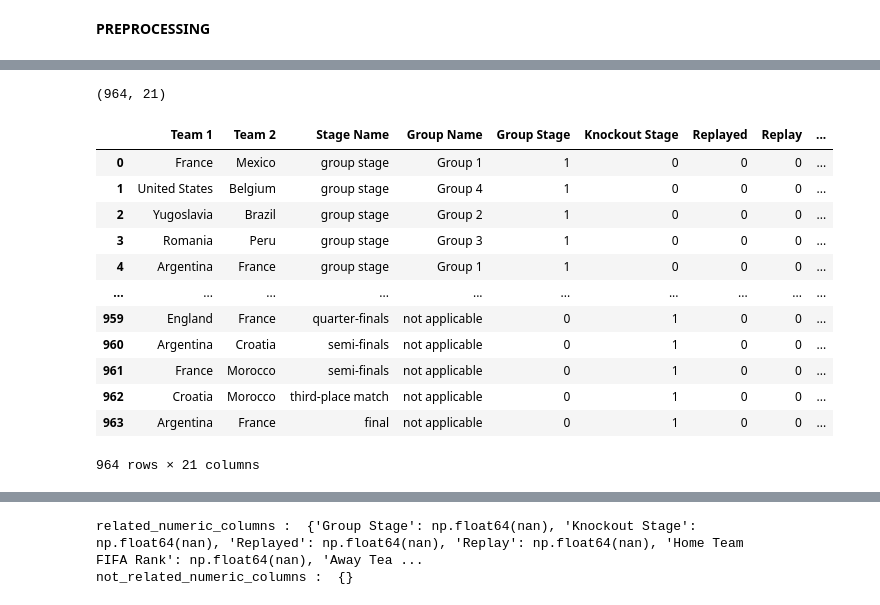
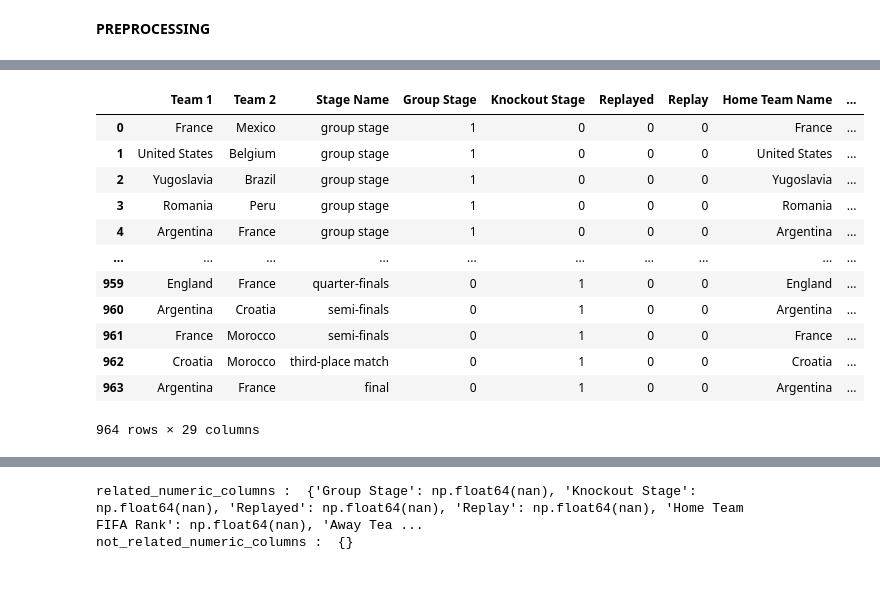
Before and after one commit to Abhieeeh/Fifa-worldcup-2026-prediction-analysis, a Jupyter notebook: preprocessing.ipynb, the cells around one changed output, grey strips where cells are left out. Cells and saved outputs as stored; diff of their text form; code cells hidden in the pictures.

```diff
--- a/preprocessing.ipynb
+++ b/preprocessing.ipynb
@@ -16,5 +21,5 @@ from sklearn.model_selection import train_test_split
 from sklearn.linear_model import LogisticRegression
 from sklearn.metrics import classification_report, confusion_matrix, accuracy_score
 # %%
-df = pd.read_csv("C:\\Users\\Abhishek k\\OneDrive\\Documents\\projects\\mini project ml\\Dataset\\dataset_final1.csv")
+df = pd.read_csv("C:\\Users\\Abhishek k\\OneDrive\\Documents\\projects\\mini project ml\\Dataset\\dataset.csv")
 # %%
@@ -131,6 +140,3 @@ df.head()
 df["Match Time"]=pd.to_datetime(df["Match Time"],format="mixed")
 df["start_time"]=(df["Match Time"].dt.hour+(df["Match Time"].dt.minute)/60)
 df.drop("Match Time",axis=1,inplace=True)
-# %%
-df.drop(columns=["Key Id", "Tournament Id", "tournament Name", "Match Id", "Match Name"],inplace=True)
-df
@@ -165,0 +143,4 @@ Index(['Team 1', 'Team 2', 'Stage Name', 'Group Name', 'Group Stage',
+# %%
+df["Rank difference"]=(df["Home Team FIFA Rank"]-df["Away Team FIFA Rank"])
+#df["Away Rank Advantage"]=(df["Away Team FIFA Rank"]<df["Home Team FIFA Rank"]).astype(int)
+df
@@ -165,0 +161,4 @@ Index(['Team 1', 'Team 2', 'Stage Name', 'Group Name', 'Group Stage',
+# %%
+df["Team value difference"]=(df["Home Team Squad Value (€M)"]-df["Away Team Squad Value (€M)"])
+#df["Away Team value advantage"]=(df["Away Team Squad Value (€M)"]>df["Home Team Squad Value (€M)"]).astype(int)
+df.tail()
@@ -166,25 +173,21 @@ Index(['Team 1', 'Team 2', 'Stage Name', 'Group Name', 'Group Stage',
 # %%
-x=df.drop(columns=['Home Team Id','Home Team Code', 'Away Team Id','Away Team Code', 'Score', 'Score Penalties','Result', 'Score', 'Home Team Score', 'Away Team Score','Home Team Score Margin', 'Away Team Score Margin', 'Extra Time','Penalty Shootout', 'Score Penalties', 'Home Team Score Penalties','Away Team Score Penalties', 'Result', 'Home Team Win', 'Away Team Win','Draw','Stadium Id'])
 y=df[["Result"]]
-x.shape
+df.drop(columns=["Key Id", "Tournament Id","Group Name","tournament Name", "Match Id", "Match Name","Result",'Home Team Id','Home Team Code', 'Away Team Id','Away Team Code','Country Name', 'Stadium Name','City Name','Score', 'Score Penalties','Result', 'Score', 'Home Team Score', 'Away Team Score','Home Team Score Margin', 'Away Team Score Margin', 'Extra Time','Penalty Shootout', 'Score Penalties', 'Home Team Score Penalties','Away Team Score Penalties', 'Result', 'Home Team Win', 'Away Team Win','Draw','Stadium Id'], inplace=True)
-# %% [output]
-(964, 21)
 # %%
-x.columns
-x
+df
 # %% [output]
-|  | Team 1 | Team 2 | Stage Name | Group Name | Group Stage | Knockout Stage | Replayed | Replay | ... |
-| 0 | France | Mexico | group stage | Group 1 | 1 | 0 | 0 | 0 | ... |
-| 1 | United States | Belgium | group stage | Group 4 | 1 | 0 | 0 | 0 | ... |
-| 2 | Yugoslavia | Brazil | group stage | Group 2 | 1 | 0 | 0 | 0 | ... |
-| 3 | Romania | Peru | group stage | Group 3 | 1 | 0 | 0 | 0 | ... |
-| 4 | Argentina | France | group stage | Group 1 | 1 | 0 | 0 | 0 | ... |
+|  | Team 1 | Team 2 | Stage Name | Group Stage | Knockout Stage | Replayed | Replay | Home Team Name | ... |
+| 0 | France | Mexico | group stage | 1 | 0 | 0 | 0 | France | ... |
+| 1 | United States | Belgium | group stage | 1 | 0 | 0 | 0 | United States | ... |
+| 2 | Yugoslavia | Brazil | group stage | 1 | 0 | 0 | 0 | Yugoslavia | ... |
+| 3 | Romania | Peru | group stage | 1 | 0 | 0 | 0 | Romania | ... |
+| 4 | Argentina | France | group stage | 1 | 0 | 0 | 0 | Argentina | ... |
 | ... | ... | ... | ... | ... | ... | ... | ... | ... | ... |
-| 959 | England | France | quarter-finals | not applicable | 0 | 1 | 0 | 0 | ... |
-| 960 | Argentina | Croatia | semi-finals | not applicable | 0 | 1 | 0 | 0 | ... |
-| 961 | France | Morocco | semi-finals | not applicable | 0 | 1 | 0 | 0 | ... |
-| 962 | Croatia | Morocco | third-place match | not applicable | 0 | 1 | 0 | 0 | ... |
-| 963 | Argentina | France | final | not applicable | 0 | 1 | 0 | 0 | ... |
+| 959 | England | France | quarter-finals | 0 | 1 | 0 | 0 | England | ... |
+| 960 | Argentina | Croatia | semi-finals | 0 | 1 | 0 | 0 | Argentina | ... |
+| 961 | France | Morocco | semi-finals | 0 | 1 | 0 | 0 | France | ... |
+| 962 | Croatia | Morocco | third-place match | 0 | 1 | 0 | 0 | Croatia | ... |
+| 963 | Argentina | France | final | 0 | 1 | 0 | 0 | Argentina | ... |
-964 rows × 21 columns
+964 rows × 29 columns
 # %%
 #categorical =x.select_dtypes(include="object").columns
```
Also changed, not shown: parts of 31 cells of this notebook.
